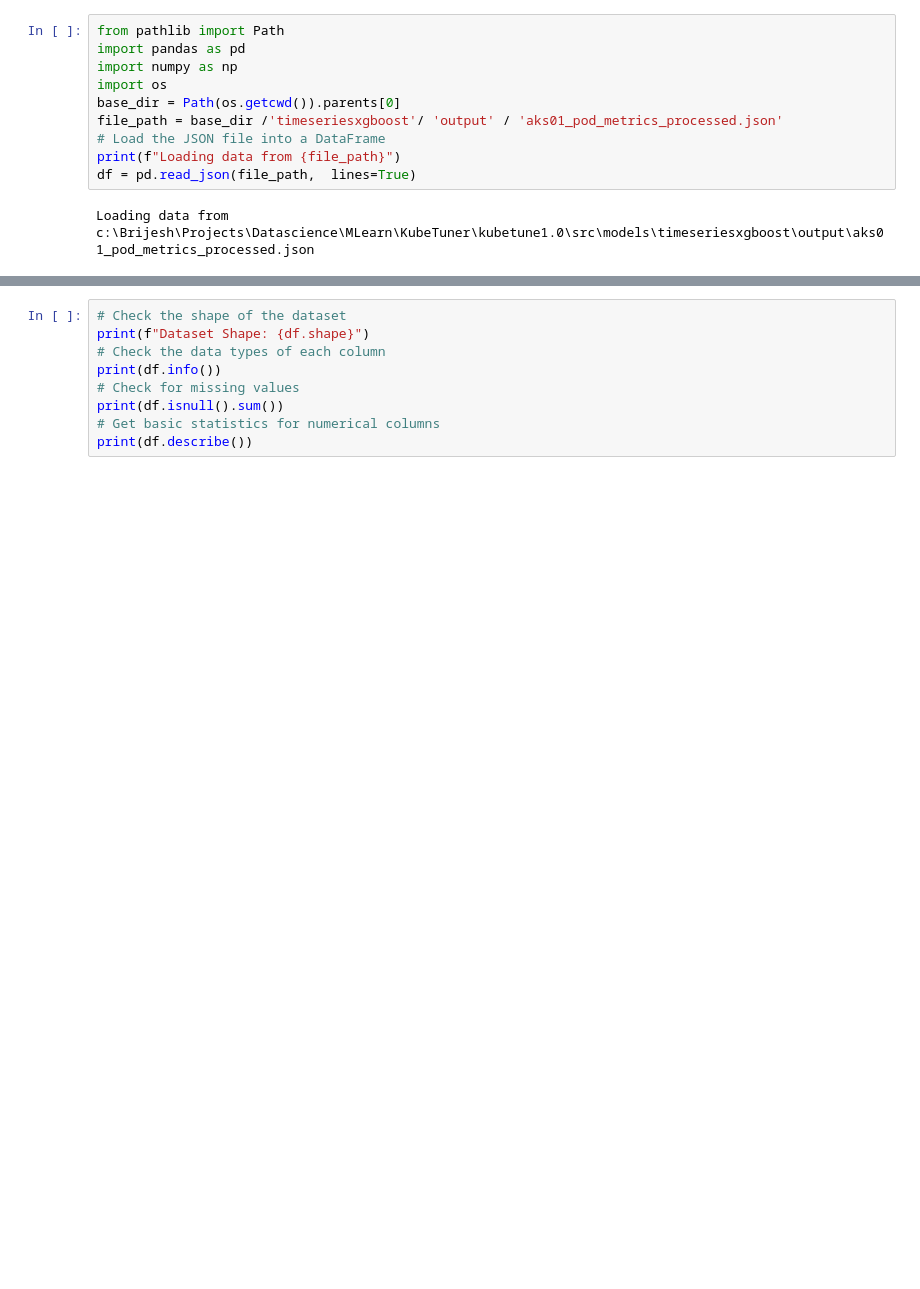
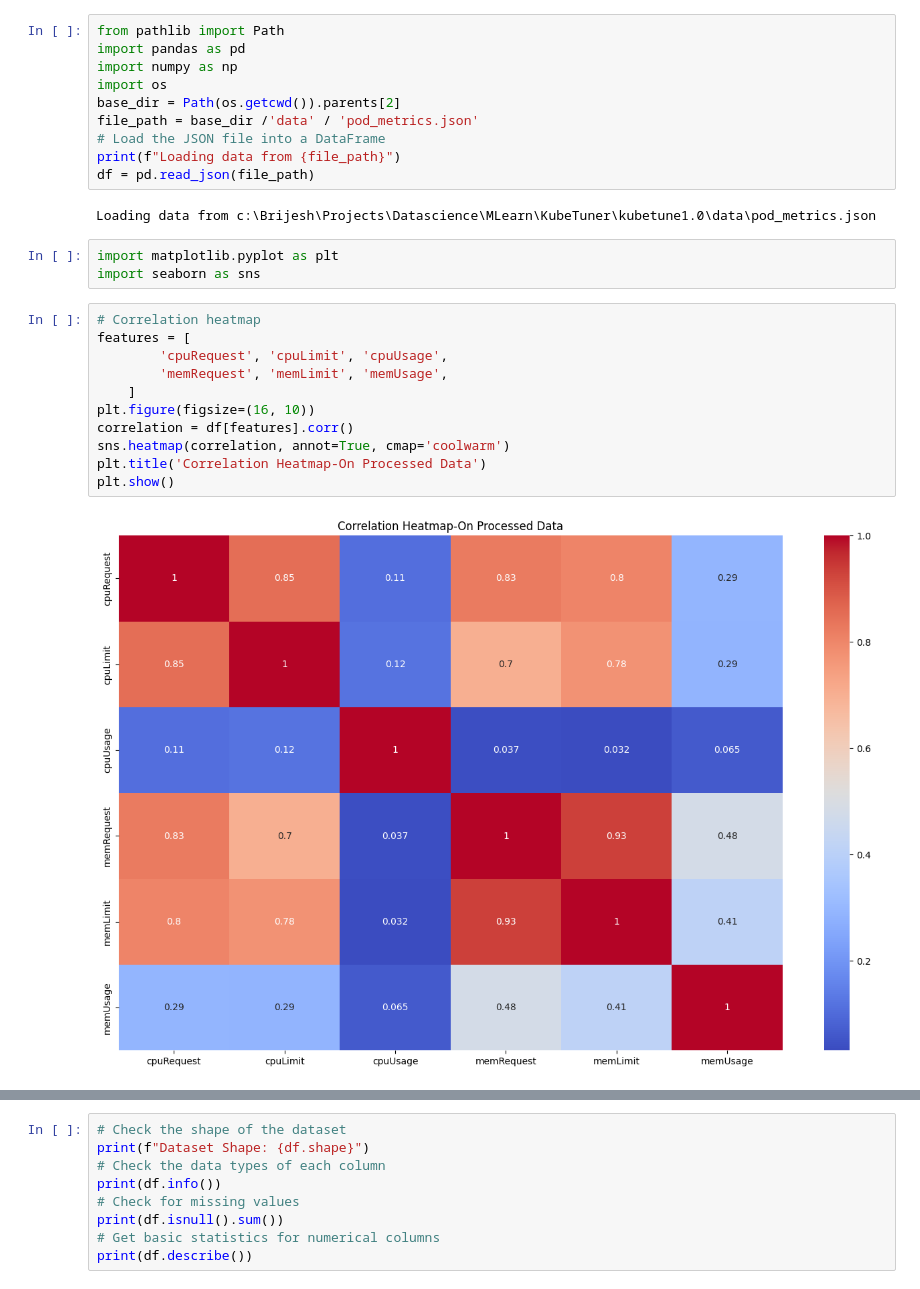
Before and after one commit to MyGitRepo-1979/MLearn, a Jupyter notebook: KubeTuner/kubetune1.0/src/models/timeseriesxgboost/preprocess.ipynb, the cells around one changed output, grey strips where cells are left out. Saved outputs shown, nothing was run; the diff lists cells and outputs as text; blank space fills up the shorter version.

```diff
--- a/KubeTuner/kubetune1.0/src/models/timeseriesxgboost/preprocess.ipynb
+++ b/KubeTuner/kubetune1.0/src/models/timeseriesxgboost/preprocess.ipynb
@@ -1,12 +1,28 @@
-# %%
-from pathlib import Path
-import pandas as pd
-import numpy as np
-import os
-base_dir = Path(os.getcwd()).parents[0]
-file_path = base_dir /'timeseriesxgboost'/ 'output' / 'aks01_pod_metrics_processed.json'
-# Load the JSON file into a DataFrame
-print(f"Loading data from {file_path}")
-df = pd.read_json(file_path,  lines=True)
-# %% [output]
-Loading data from c:\Brijesh\Projects\Datascience\MLearn\KubeTuner\kubetune1.0\src\models\timeseriesxgboost\output\aks01_pod_metrics_processed.json
+# %%
+from pathlib import Path
+import pandas as pd
+import numpy as np
+import os
+base_dir = Path(os.getcwd()).parents[2]
+file_path = base_dir /'data' / 'pod_metrics.json'
+# Load the JSON file into a DataFrame
+print(f"Loading data from {file_path}")
+df = pd.read_json(file_path)
+# %% [output]
+Loading data from c:\Brijesh\Projects\Datascience\MLearn\KubeTuner\kubetune1.0\data\pod_metrics.json
+# %%
+import matplotlib.pyplot as plt
+import seaborn as sns
+# %%
+# Correlation heatmap
+features = [
+        'cpuRequest', 'cpuLimit', 'cpuUsage',
+        'memRequest', 'memLimit', 'memUsage',
+    ]
+plt.figure(figsize=(16, 10))
+correlation = df[features].corr()
+sns.heatmap(correlation, annot=True, cmap='coolwarm')
+plt.title('Correlation Heatmap-On Processed Data')
+plt.show()
+# %% [output]
+[figure, added]
```
Also changed, not shown: parts of 1 cell of this notebook.
